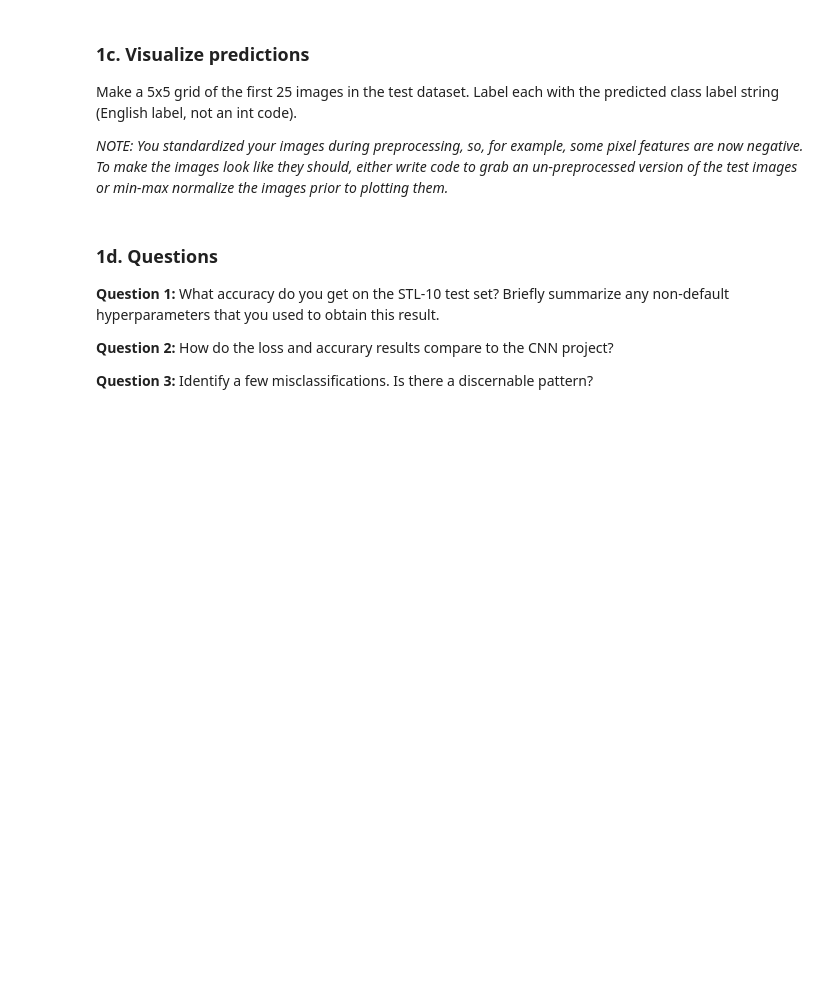
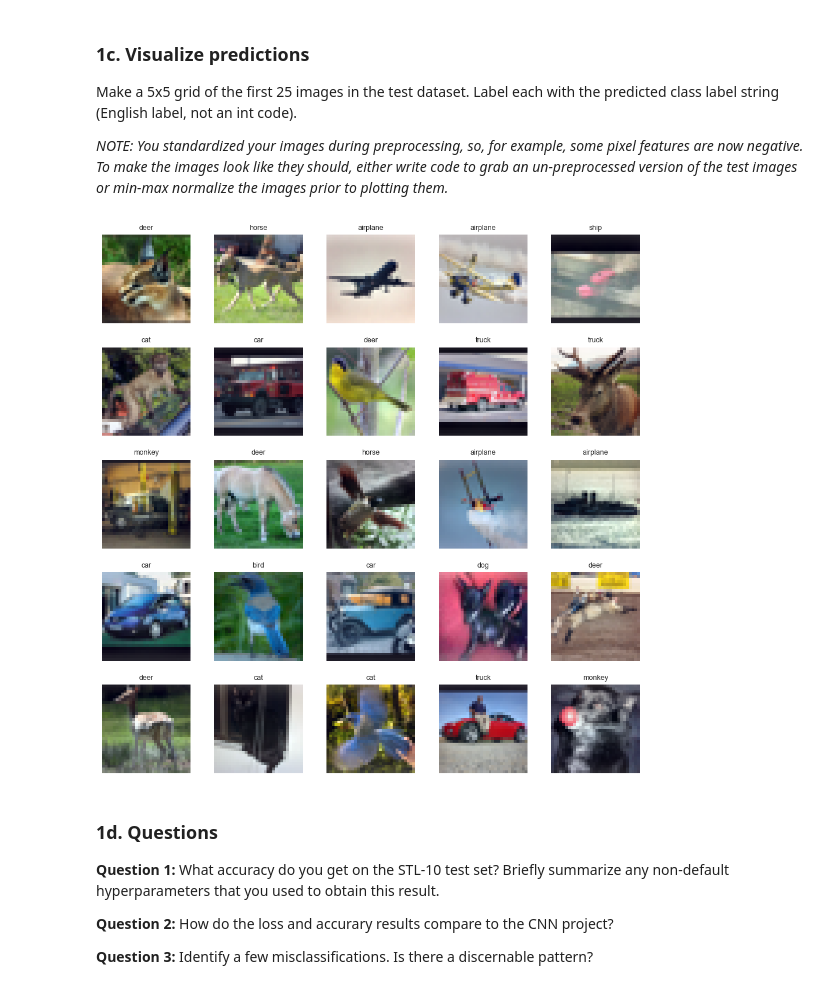
Before and after one commit to sampolz/Neural-Networks, a Jupyter notebook: Project 4/transfer_learning.ipynb, the cells around one changed output. Drawn from its saved outputs; the diff is of its cells as text; code cells hidden in the pictures; blank space fills up the shorter version.

```diff
--- a/Project 4/transfer_learning.ipynb
+++ b/Project 4/transfer_learning.ipynb
@@ -200,3 +224,35 @@ Make a 5x5 grid of the first 25 images in the test dataset. Label each with the
+# %%
+# YOUR CODE HERE
+class_names = [
+    "airplane", "bird", "car", "cat", "deer",
+    "dog", "horse", "monkey", "ship", "truck"
+]
+
+# Get predictions for the first 25 test samples
+samples = x_test[:25]
+probs = model.predict(samples, verbose=0)
+pred_ids = np.argmax(probs, axis=1)
+pred_labels = [class_names[i] for i in pred_ids]
+
+# If your data is channel-first, uncomment:
+# samples = np.transpose(samples, (0, 2, 3, 1))
+
+def to_display(img):
+    # per-image min-max to 0–1 for display
+    img = img - img.min()
+    img = img / (img.max() + 1e-8)
+    return img
+
+plt.figure(figsize=(10,10))
+for i, (img, lbl) in enumerate(zip(samples, pred_labels)):
+    plt.subplot(5, 5, i+1)
+    plt.imshow(to_display(img))
+    plt.title(lbl, fontsize=9)
+    plt.axis("off")
+plt.tight_layout()
+plt.show()
+# %% [output]
+[figure, added]
 # %% [markdown]
 ### 1d. Questions
 
```
Also changed, not shown: parts of 5 cells of this notebook.
